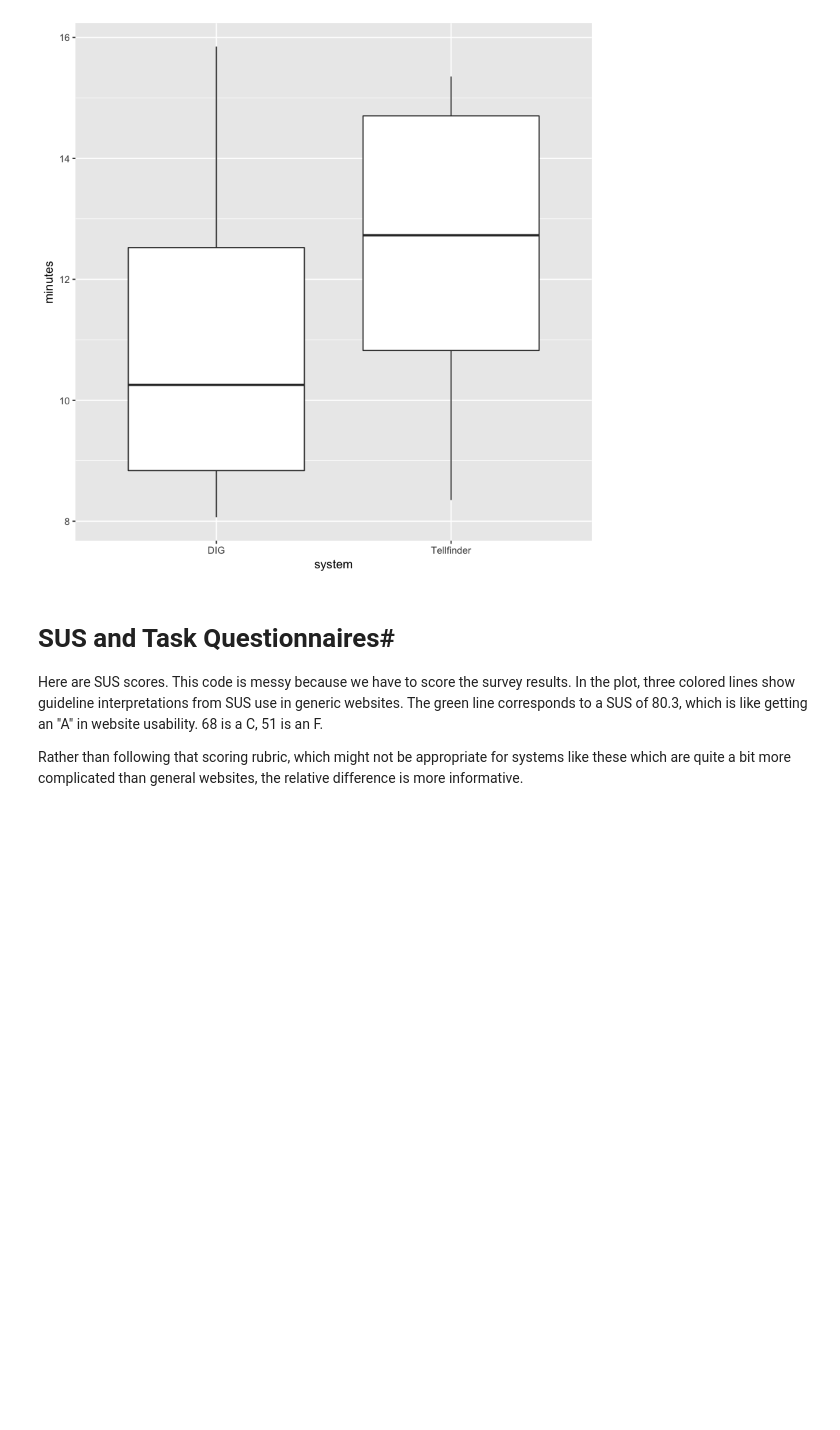
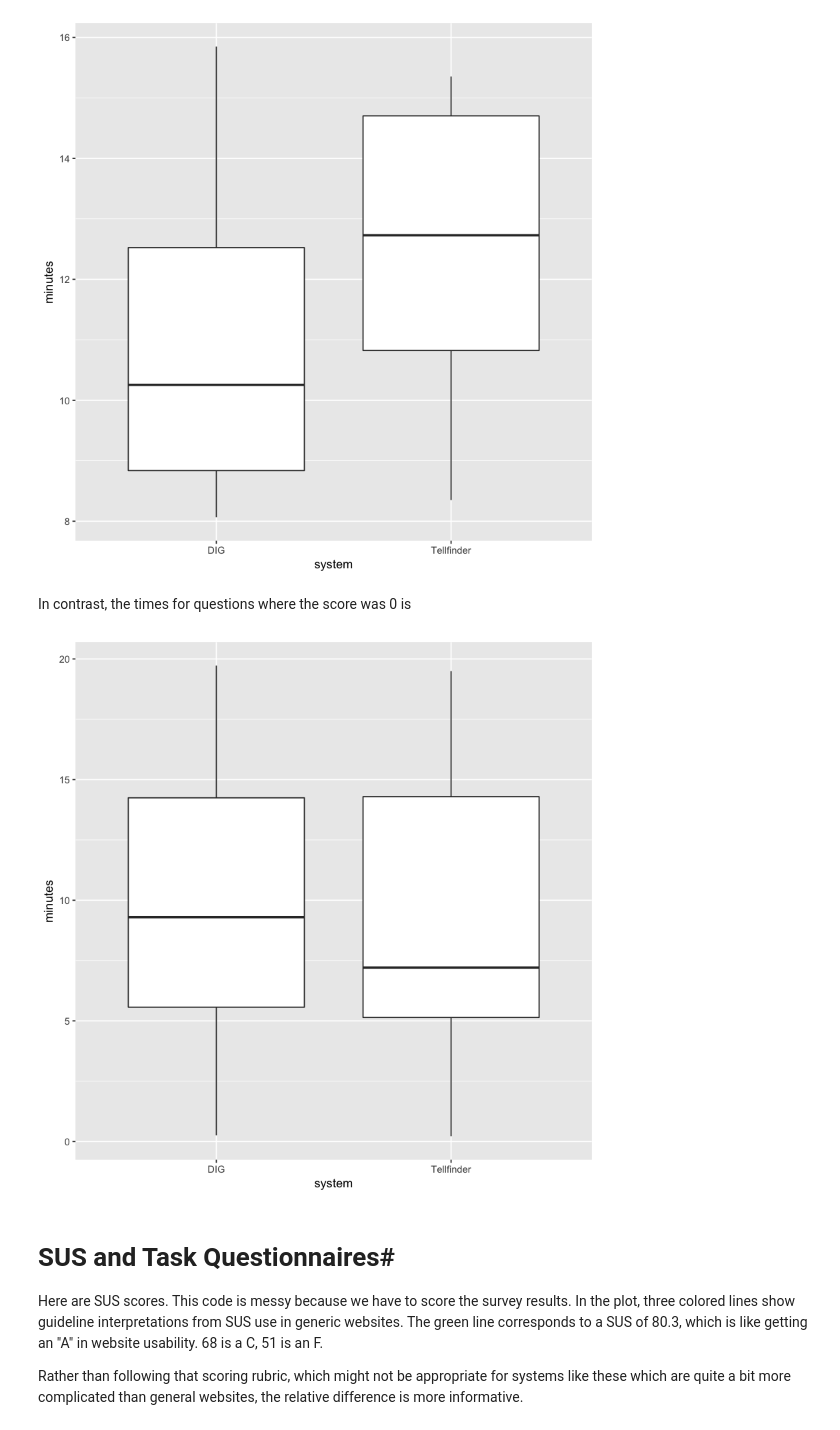
Before and after one commit to isoboroff/memex-hitl2, a Jupyter notebook: Data-analysis.ipynb, the cells around one changed output. Cells and saved outputs as stored; diff of their text form; code cells hidden in the pictures; blank space fills up the shorter version.

```diff
--- a/Data-analysis.ipynb
+++ b/Data-analysis.ipynb
@@ -135,6 +142,20 @@ times <- df %>%
 ggplot(times, aes(system, minutes)) + geom_boxplot()
 # %% [output]
 [figure]
+# %% [markdown]
+In contrast, the times for questions where the score was 0 is
+# %%
+fail_times <- df %>%
+    filter(str_detect(header, "Group time")) %>%
+    filter(question != "DEMO") %>%
+    group_by(participant, question) %>%
+    inner_join(scores, by=c("participant", "question", "system")) %>%
+    select(participant, question, system, seconds=value.x, score) %>%
+    mutate(minutes = parse_number(seconds) / 60.0, score=parse_number(score)) %>%
+    filter(minutes < 20.0, score < 1)
+ggplot(fail_times, aes(system, minutes)) + geom_boxplot()
+# %% [output]
+[figure, added]
 # %% [markdown]
 # SUS and Task Questionnaires#
 
```
Also changed, not shown: parts of 6 cells of this notebook.
